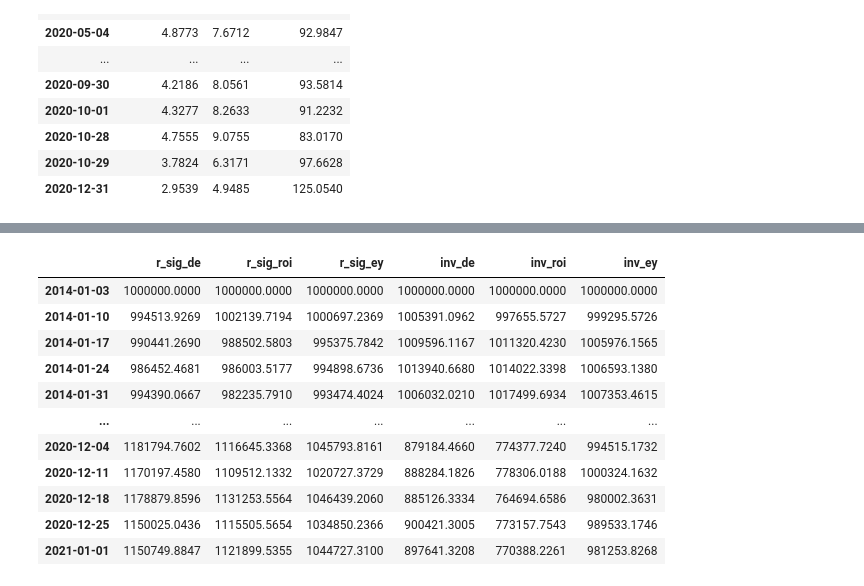
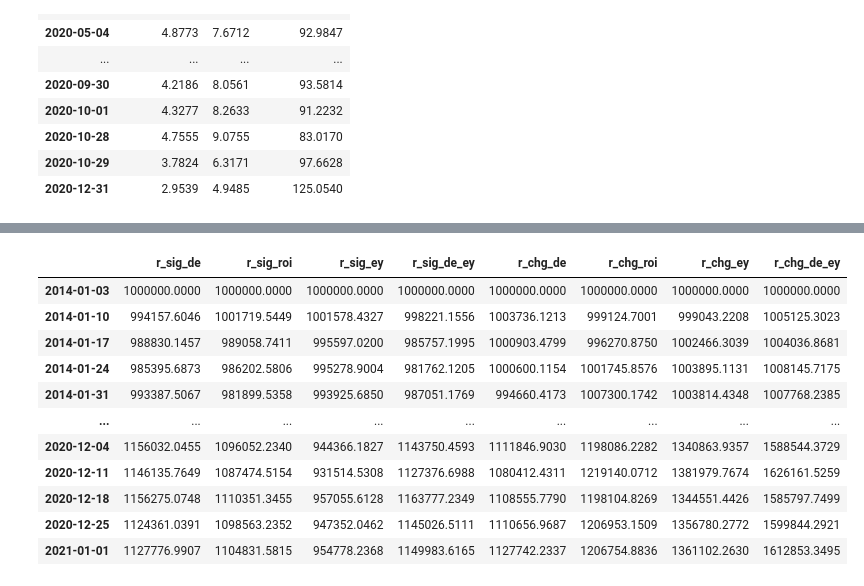
Before and after one commit to philipwlee/regquant, a Jupyter notebook: hw3_ratio_quantiles/hw3_ratio_quantiles_philip_lee_12129240.ipynb, the cells around one changed output, grey strips where cells are left out. Drawn from its saved outputs; the diff is of its cells as text; code cells hidden in the pictures.

```diff
--- a/hw3_ratio_quantiles/hw3_ratio_quantiles_philip_lee_12129240.ipynb
+++ b/hw3_ratio_quantiles/hw3_ratio_quantiles_philip_lee_12129240.ipynb
@@ -282,7 +322,7 @@ eodz[eodz.columns[14:]] = eodz[eodz.columns[14:]].shift(1)
 to_fill = eodz.columns[14:]
 
 eodz[to_fill] = eodz.groupby("ticker").fillna(method="ffill")[to_fill]
-eodz = eodz[eodz["date"]>"2014"].reset_index(drop=True)
+eodz = eodz.reset_index(drop=True)
 # %% [markdown]
 # 4 Select Financial Ratios
 
@@ -310,6 +352,7 @@ eodz["debt_mkt_cap"] = eodz["tot_debt_tot_equity"] * eodz["end_adj_close"] / eod
 eodz["roi"] = eodz["ret"] / (eodz["debt"] + eodz["mkt_val"] * eodz["adj_close"] / eodz["end_adj_close"])
 eodz["earnings_yield"] = eodz["eps"] / eodz["adj_close"]
 eodz["price_earnings"] = eodz["adj_close"] / eodz["eps"]
+eodz = eodz[eodz["date"]>"2013-06-01"]
 # %%
 mask_na = (eodz["earnings_yield"].isna()) | (eodz["debt_mkt_cap"].isna()) | (eodz["roi"].isna())
 has_nas = eodz.loc[mask_na, "ticker"].unique()
@@ -409,6 +514,7 @@ eodz = eodz.groupby("date").apply(rank_assignment, field="sig_ey")
 # %%
-eodz_cols = ["date", "ticker", "adj_close", "q_sig_de", "q_sig_roi", "q_sig_ey"]
-eodz_cols = ["date", "ticker", "adj_close", "r_sig_de", "r_sig_roi", "r_sig_ey"]
+eodz_cols = ["date", "ticker", "adj_close",
+             "r_sig_de", "r_sig_roi", "r_sig_ey", "r_sig_de_ey",
+             "r_chg_de", "r_chg_roi", "r_chg_ey", "r_chg_de_ey"]
 
 trading_df = eodz[eodz_cols].copy(deep=True)
 gc_rate = (rates["gc"] / 52).rolling(30).mean().to_frame().reset_index().rename(columns={"Date": "date"})
@@ -420,11 +526,15 @@ trading_df = trading_df.reset_index(level=0, drop=True)
 trading_df.sort_values(["date","ticker"], inplace=True)
 trading_df.reset_index(inplace=True)
 # %%
-cols = ["r_sig_de", "r_sig_roi", "r_sig_ey"]
-invs = ["inv_de", "inv_roi", "inv_ey"]
+include_inverses = False
 
-top_rank = trading_df["r_sig_de"].max()
+if include_inverses:
+    cols = ["r_sig_de", "r_sig_roi", "r_sig_ey", "r_sig_de_ey"]
+    invs = ["inv_de", "inv_roi", "inv_ey", "inv_de_ey"]
 
-trading_df[invs] = top_rank - trading_df[cols]
+    top_rank = trading_df["r_sig_de"].max()
+
+    trading_df[invs] = top_rank - trading_df[cols]
+
 trading_df
 # %% [output]
@@ -509,11 +627,13 @@ class TradingEngine:
             m2m = self.run_rebalance(d, trad)
             self.performance.loc[d, signal] = m2m
 
-    def initialize_strategy(self, signal): pass
-    # overriden in child class
+    def initialize_strategy(self, signal):
+        # must be overriden in child class
+        raise NotImplementedError("initialize_strategy() must be overrided")
 
-    def run_rebalance(self, d, trad): pass
-    # overriden in child class
+    def run_rebalance(self, d, trad):
+        # must be overriden in child class
+        raise NotImplementedError("run_rebalance() must be overrided")
 
     def update_books(self, d, day):
         """Populates books with the most updated adj_close prices."""
@@ -522,6 +642,8 @@ class TradingEngine:
         self.short_book["adj_close"] = day["adj_close"].values
 
     def value_long(self, tickers=[]):
+        """Returns the value of long positions on tickers in the book
+        close * holding size = value"""
         if len(tickers)==0:
             tickers = self.long_book.index
         closes = self.long_book.loc[tickers,"adj_close"].values
@@ -529,6 +651,9 @@ class TradingEngine:
         return closes.dot(size)
 
     def value_short(self, tickers=[]):
+        """Returns the value of short positions on tickers in the book
+        (cost + (cost-close)) * holding size = value
+                ^ gain/loss from short"""
         if len(tickers)==0:
             tickers = self.short_book.index
         cost = self.short_book.loc[tickers,"cost"].values
@@ -537,37 +662,41 @@ class TradingEngine:
         return (2*cost-cover).dot(size)
 
     def sell_to_close(self, tickers):
+        """Sells these tickers, returns the cash, and zeros the long book"""
         if len(tickers)==0: return None
         proceeds = self.value_long(tickers)
-        if self.debug: print(f"sell_to_close() +{proceeds:.4f}")
+        if self.debug: print(f"sell_to_close() +{proceeds:.0f}")
         self.cash += proceeds
         self.long_book.loc[tickers,"cost"] = 0
         self.long_book.loc[tickers,"size"] = 0
 
     def buy_to_close(self, tickers):
+        """Buys these tickers, returns the cash, and zeros the short book"""
         if len(tickers)==0: return None
         proceeds = self.value_short(tickers)
-        if self.debug: print(f"buy_to_close() +{proceeds:.4f}")
+        if self.debug: print(f"buy_to_close() +{proceeds:.0f}")
         self.cash += proceeds
         self.short_book.loc[tickers,"cost"] = 0
         self.short_book.loc[tickers,"size"] = 0
 
     def sell_to_open(self, tickers, dollars):
+        """Initiates short positions, subtracts cash, adds to short book"""
         if len(tickers)==0: return None
         self.short_book.loc[tickers,"cost"] = self.short_book.loc[tickers,"adj_close"]
         self.short_book.loc[tickers,"size"] = dollars / self.short_book.loc[tickers,"cost"]
         costs = self.short_book.loc[tickers,"cost"].values.dot(
             self.short_book.loc[tickers,"size"].values)
-        if self.debug: print(f"sell_to_open() -{costs}")
+        if self.debug: print(f"sell_to_open() -{costs:.0f}")
         self.cash -= costs
 
     def buy_to_open(self, tickers, dollars):
+        """Initiates long positions, subtracts cash, adds to long book"""
         if len(tickers)==0: return None
         self.long_book.loc[tickers,"cost"] = self.long_book.loc[tickers,"adj_close"]
         self.long_book.loc[tickers,"size"] = dollars / self.long_book.loc[tickers,"cost"]
         costs = self.long_book.loc[tickers,"cost"].values.dot(
             self.long_book.loc[tickers,"size"].values)
-        if self.debug: print(f"buy_to_open() -{costs}")
+        if self.debug: print(f"buy_to_open() -{costs:.0f}")
         self.cash -= costs
 
 
@@ -575,6 +704,7 @@ class QuantileEngine(TradingEngine):
     """Overrides TradingEngine functions to complete the strategy"""
 
     def initialize_strategy(self, signal):
+        """Creates the necessary columns for trading based on the top and bottom quantiles."""
         def pos_chg(df):
             """Helper function to get change in position
             This is used to conduct trades!"""
@@ -583,9 +713,10 @@ class QuantileEngine(TradingEngine):
         cols = ["date", "ticker", "adj_close", "gc", signal]
         strat = self.data[cols].copy(deep=True).rename(columns={signal: "signal"})
 
+        # Build thresholds for determining what lies in the quantiles
         n = strat["signal"].max() + 1
         buy_thresh, sell_thresh = n*0.9, n*0.1
-
+        # Holds "position" if within threshold; needed to create "pos_chg" (trading actions)
         strat["position"] = ((strat["signal"] > buy_thresh).astype(int)
                              - (strat["signal"] < sell_thresh).astype(int))
         strat["pos_chg"] = strat[["ticker", "position"]].groupby("ticker") \
@@ -593,57 +724,69 @@ class QuantileEngine(TradingEngine):
         return strat
 
     def run_rebalance(self, d, trad):
+        """Closes positions, allocates cash on hand, opens new positions"""
         if self.debug: print(f"run_strategy({d})")
+        # Use masks to deal with the different trading actions required
         mask_sell_to_close = (trad["position"]==0 ).values & (trad["pos_chg"]==-1).values
         mask_buy_to_close  = (trad["position"]==0 ).values & (trad["pos_chg"]==1 ).values
         mask_sell_to_open  = (trad["position"]==-1).values & (trad["pos_chg"]==-1).values
         mask_buy_to_open   = (trad["position"]==1 ).values & (trad["pos_chg"]==1 ).values
+        # Sometimes, the position must reverse (think terrible earnings report)
+        # We handle this by first closing the intial position, then
         mask_sell_to_rev   = (trad["position"]==-1).values & (trad["pos_chg"]==-2).values
         mask_buy_to_rev    = (trad["position"]==1 ).values & (trad["pos_chg"]==2 ).values
 
+        # Count the number of actions taken based on each category
         closes = mask_sell_to_close.sum() + mask_buy_to_close.sum()
         opens = mask_sell_to_open.sum() + mask_buy_to_open.sum()
         reverses = mask_sell_to_rev.sum() + mask_buy_to_rev.sum()
         n_trades = len(trad)
         actions = closes+opens+reverses
         if actions!=n_trades:
+            # This means something is very wrong!
             print(f"run_strategy actions={actions}, trad={n_trades}")
             display(trad)
 
+        # Debugging Purposes
         long_val_b  = self.value_long()
         short_val_b = self.value_short()
         if self.debug: print(f"Mark to market before long={long_val_b:.0f}",
-                             "short={short_val_b:.0f}")
+                             f"short={short_val_b:.0f}")
 
+        # Close positions to get cash on hand to trade with
         self.sell_to_close(trad.loc[mask_sell_to_close | mask_sell_to_rev, "ticker"])
         self.buy_to_close( trad.loc[mask_buy_to_close  | mask_buy_to_rev,  "ticker"])
 
-        if opens:
-            dollars = self.cash / opens
+        # If our number of trades is not 0, we trade :D
+        if (opens+reverses):
+            dollars = self.cash / (opens+reverses)
+            # Now that we have closed and gotten cash, we open new positions
             self.sell_to_open( trad.loc[mask_sell_to_open | mask_sell_to_rev, "ticker"], dollars)
             self.buy_to_open(  trad.loc[mask_buy_to_open  | mask_buy_to_rev,  "ticker"], dollars)
 
         long_val_a  = self.value_long()
         short_val_a = self.value_short()
         if self.debug: print(f"Mark to market after long={long_val_a:.0f}",
-                             "short={short_val_a:.0f}")
+                             f"short={short_val_a:.0f}")
         return long_val_a + short_val_a
+        # Implement m2m and interest accumulation here by replacing the return
 
 
 
 qe = QuantileEngine(trading_df)
+# qe.debug=True
 qe.run_strategy("all")
 qe.performance
 # %% [output]
-|  | r_sig_de | r_sig_roi | r_sig_ey | inv_de | inv_roi | inv_ey |
-| 2014-01-03 | 1000000.0000 | 1000000.0000 | 1000000.0000 | 1000000.0000 | 1000000.0000 | 1000000.0000 |
-| 2014-01-10 | 994513.9269 | 1002139.7194 | 1000697.2369 | 1005391.0962 | 997655.5727 | 999295.5726 |
-| 2014-01-17 | 990441.2690 | 988502.5803 | 995375.7842 | 1009596.1167 | 1011320.4230 | 1005976.1565 |
-| 2014-01-24 | 986452.4681 | 986003.5177 | 994898.6736 | 1013940.6680 | 1014022.3398 | 1006593.1380 |
-| 2014-01-31 | 994390.0667 | 982235.7910 | 993474.4024 | 1006032.0210 | 1017499.6934 | 1007353.4615 |
-| ... | ... | ... | ... | ... | ... | ... |
-| 2020-12-04 | 1181794.7602 | 1116645.3368 | 1045793.8161 | 879184.4660 | 774377.7240 | 994515.1732 |
-| 2020-12-11 | 1170197.4580 | 1109512.1332 | 1020727.3729 | 888284.1826 | 778306.0188 | 1000324.1632 |
-| 2020-12-18 | 1178879.8596 | 1131253.5564 | 1046439.2060 | 885126.3334 | 764694.6586 | 980002.3631 |
-| 2020-12-25 | 1150025.0436 | 1115505.5654 | 1034850.2366 | 900421.3005 | 773157.7543 | 989533.1746 |
-| 2021-01-01 | 1150749.8847 | 1121899.5355 | 1044727.3100 | 897641.3208 | 770388.2261 | 981253.8268 |
+|  | r_sig_de | r_sig_roi | r_sig_ey | r_sig_de_ey | r_chg_de | r_chg_roi | r_chg_ey | r_chg_de_ey |
+| 2014-01-03 | 1000000.0000 | 1000000.0000 | 1000000.0000 | 1000000.0000 | 1000000.0000 | 1000000.0000 | 1000000.0000 | 1000000.0000 |
+| 2014-01-10 | 994157.6046 | 1001719.5449 | 1001578.4327 | 998221.1556 | 1003736.1213 | 999124.7001 | 999043.2208 | 1005125.3023 |
+| 2014-01-17 | 988830.1457 | 989058.7411 | 995597.0200 | 985757.1995 | 1000903.4799 | 996270.8750 | 1002466.3039 | 1004036.8681 |
+| 2014-01-24 | 985395.6873 | 986202.5806 | 995278.9004 | 981762.1205 | 1000600.1154 | 1001745.8576 | 1003895.1131 | 1008145.7175 |
+| 2014-01-31 | 993387.5067 | 981899.5358 | 993925.6850 | 987051.1769 | 994660.4173 | 1007300.1742 | 1003814.4348 | 1007768.2385 |
+| ... | ... | ... | ... | ... | ... | ... | ... | ... |
+| 2020-12-04 | 1156032.0455 | 1096052.2340 | 944366.1827 | 1143750.4593 | 1111846.9030 | 1198086.2282 | 1340863.9357 | 1588544.3729 |
+| 2020-12-11 | 1146135.7649 | 1087474.5154 | 931514.5308 | 1127376.6988 | 1080412.4311 | 1219140.0712 | 1381979.7674 | 1626161.5259 |
+| 2020-12-18 | 1156275.0748 | 1110351.3455 | 957055.6128 | 1163777.2349 | 1108555.7790 | 1198104.8269 | 1344551.4426 | 1585797.7499 |
+| 2020-12-25 | 1124361.0391 | 1098563.2352 | 947352.0462 | 1145026.5111 | 1110656.9687 | 1206953.1509 | 1356780.2772 | 1599844.2921 |
+| 2021-01-01 | 1127776.9907 | 1104831.5815 | 954778.2368 | 1149983.6165 | 1127742.2337 | 1206754.8836 | 1361102.2630 | 1612853.3495 |
```
Also changed, not shown: parts of 38 cells of this notebook.
